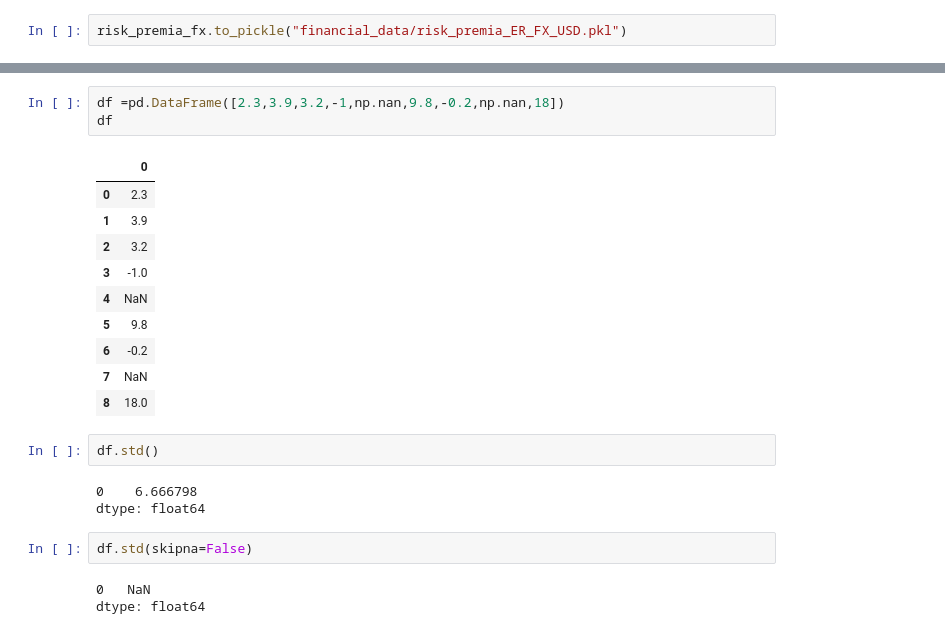
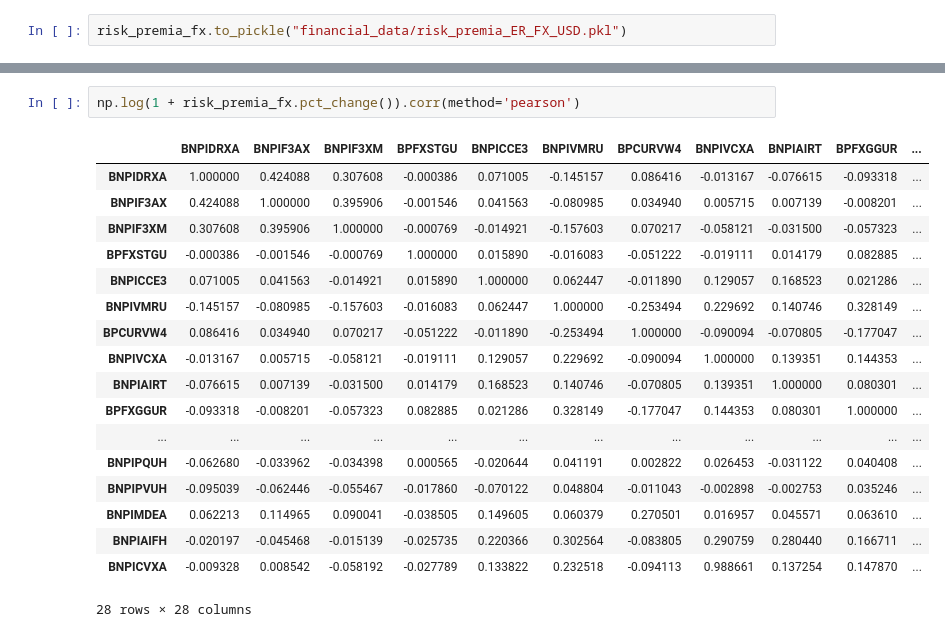
Before and after one commit to gwigniolle/Hedge-Fund-Replication, a Jupyter notebook: Data processing.ipynb, the cells around one changed output, grey strips where cells are left out. Cells and saved outputs as stored; diff of their text form.

```diff
--- a/Data processing.ipynb
+++ b/Data processing.ipynb
@@ -49,24 +71,21 @@ AIR_ER_GBP.plot()
-# %%
-df =pd.DataFrame([2.3,3.9,3.2,-1,np.nan,9.8,-0.2,np.nan,18])
-df
-# %% [output]
-|  | 0 |
-| 0 | 2.3 |
-| 1 | 3.9 |
-| 2 | 3.2 |
-| 3 | -1.0 |
-| 4 | NaN |
-| 5 | 9.8 |
-| 6 | -0.2 |
-| 7 | NaN |
-| 8 | 18.0 |
-# %%
-df.std()
-# %% [output]
-0    6.666798
-dtype: float64
-# %%
-df.std(skipna=False)
-# %% [output]
-0   NaN
-dtype: float64
+# %%
+np.log(1 + risk_premia_fx.pct_change()).corr(method='pearson')
+# %% [output]
+|  | BNPIDRXA | BNPIF3AX | BNPIF3XM | BPFXSTGU | BNPICCE3 | BNPIVMRU | BPCURVW4 | BNPIVCXA | BNPIAIRT | BPFXGGUR | ... |
+| BNPIDRXA | 1.000000 | 0.424088 | 0.307608 | -0.000386 | 0.071005 | -0.145157 | 0.086416 | -0.013167 | -0.076615 | -0.093318 | ... |
+| BNPIF3AX | 0.424088 | 1.000000 | 0.395906 | -0.001546 | 0.041563 | -0.080985 | 0.034940 | 0.005715 | 0.007139 | -0.008201 | ... |
+| BNPIF3XM | 0.307608 | 0.395906 | 1.000000 | -0.000769 | -0.014921 | -0.157603 | 0.070217 | -0.058121 | -0.031500 | -0.057323 | ... |
+| BPFXSTGU | -0.000386 | -0.001546 | -0.000769 | 1.000000 | 0.015890 | -0.016083 | -0.051222 | -0.019111 | 0.014179 | 0.082885 | ... |
+| BNPICCE3 | 0.071005 | 0.041563 | -0.014921 | 0.015890 | 1.000000 | 0.062447 | -0.011890 | 0.129057 | 0.168523 | 0.021286 | ... |
+| BNPIVMRU | -0.145157 | -0.080985 | -0.157603 | -0.016083 | 0.062447 | 1.000000 | -0.253494 | 0.229692 | 0.140746 | 0.328149 | ... |
+| BPCURVW4 | 0.086416 | 0.034940 | 0.070217 | -0.051222 | -0.011890 | -0.253494 | 1.000000 | -0.090094 | -0.070805 | -0.177047 | ... |
+| BNPIVCXA | -0.013167 | 0.005715 | -0.058121 | -0.019111 | 0.129057 | 0.229692 | -0.090094 | 1.000000 | 0.139351 | 0.144353 | ... |
+| BNPIAIRT | -0.076615 | 0.007139 | -0.031500 | 0.014179 | 0.168523 | 0.140746 | -0.070805 | 0.139351 | 1.000000 | 0.080301 | ... |
+| BPFXGGUR | -0.093318 | -0.008201 | -0.057323 | 0.082885 | 0.021286 | 0.328149 | -0.177047 | 0.144353 | 0.080301 | 1.000000 | ... |
+| ... | ... | ... | ... | ... | ... | ... | ... | ... | ... | ... | ... |
+| BNPIPQUH | -0.062680 | -0.033962 | -0.034398 | 0.000565 | -0.020644 | 0.041191 | 0.002822 | 0.026453 | -0.031122 | 0.040408 | ... |
+| BNPIPVUH | -0.095039 | -0.062446 | -0.055467 | -0.017860 | -0.070122 | 0.048804 | -0.011043 | -0.002898 | -0.002753 | 0.035246 | ... |
+| BNPIMDEA | 0.062213 | 0.114965 | 0.090041 | -0.038505 | 0.149605 | 0.060379 | 0.270501 | 0.016957 | 0.045571 | 0.063610 | ... |
+| BNPIAIFH | -0.020197 | -0.045468 | -0.015139 | -0.025735 | 0.220366 | 0.302564 | -0.083805 | 0.290759 | 0.280440 | 0.166711 | ... |
+| BNPICVXA | -0.009328 | 0.008542 | -0.058192 | -0.027789 | 0.133822 | 0.232518 | -0.094113 | 0.988661 | 0.137254 | 0.147870 | ... |
+28 rows × 28 columns
```
Also changed, not shown: parts of 6 cells of this notebook.
